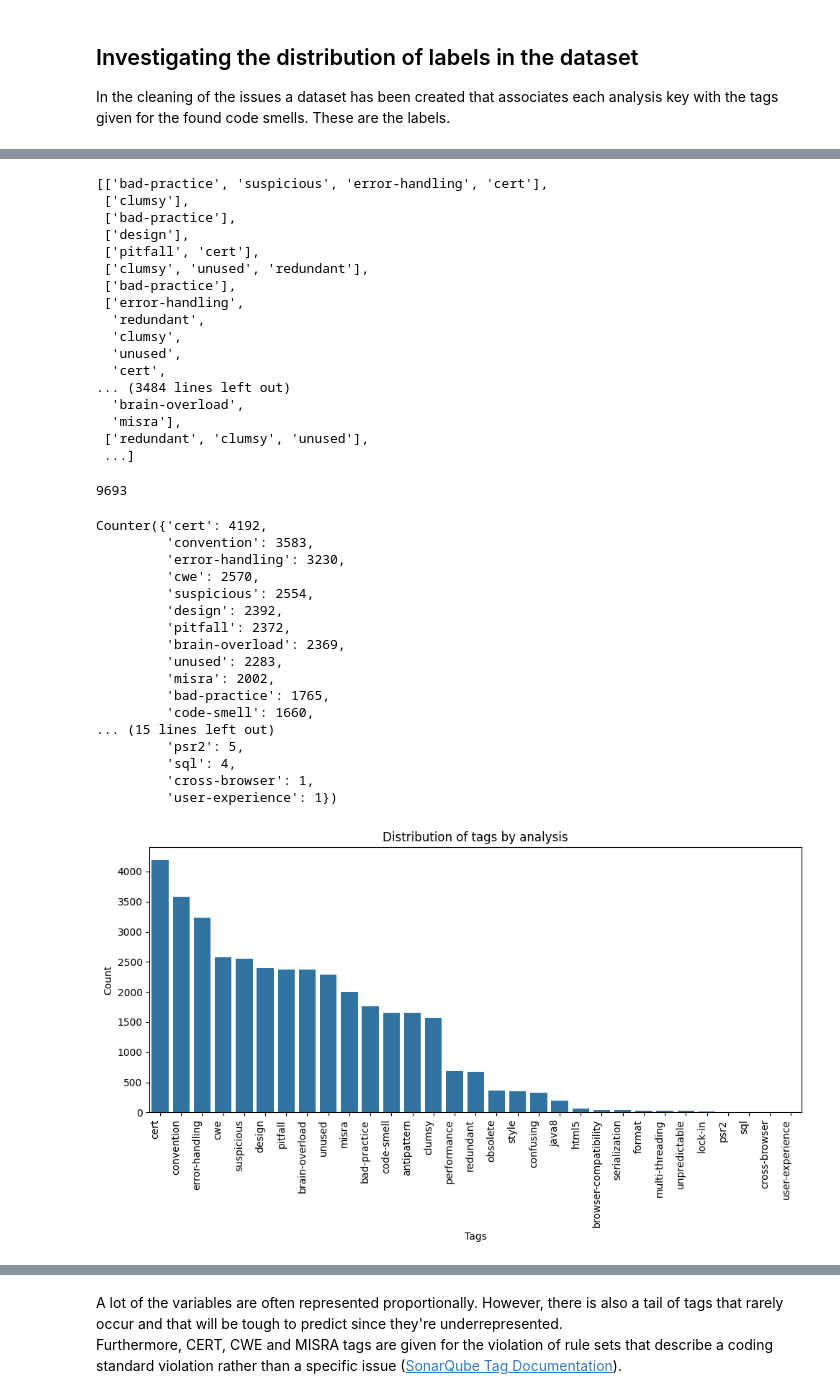
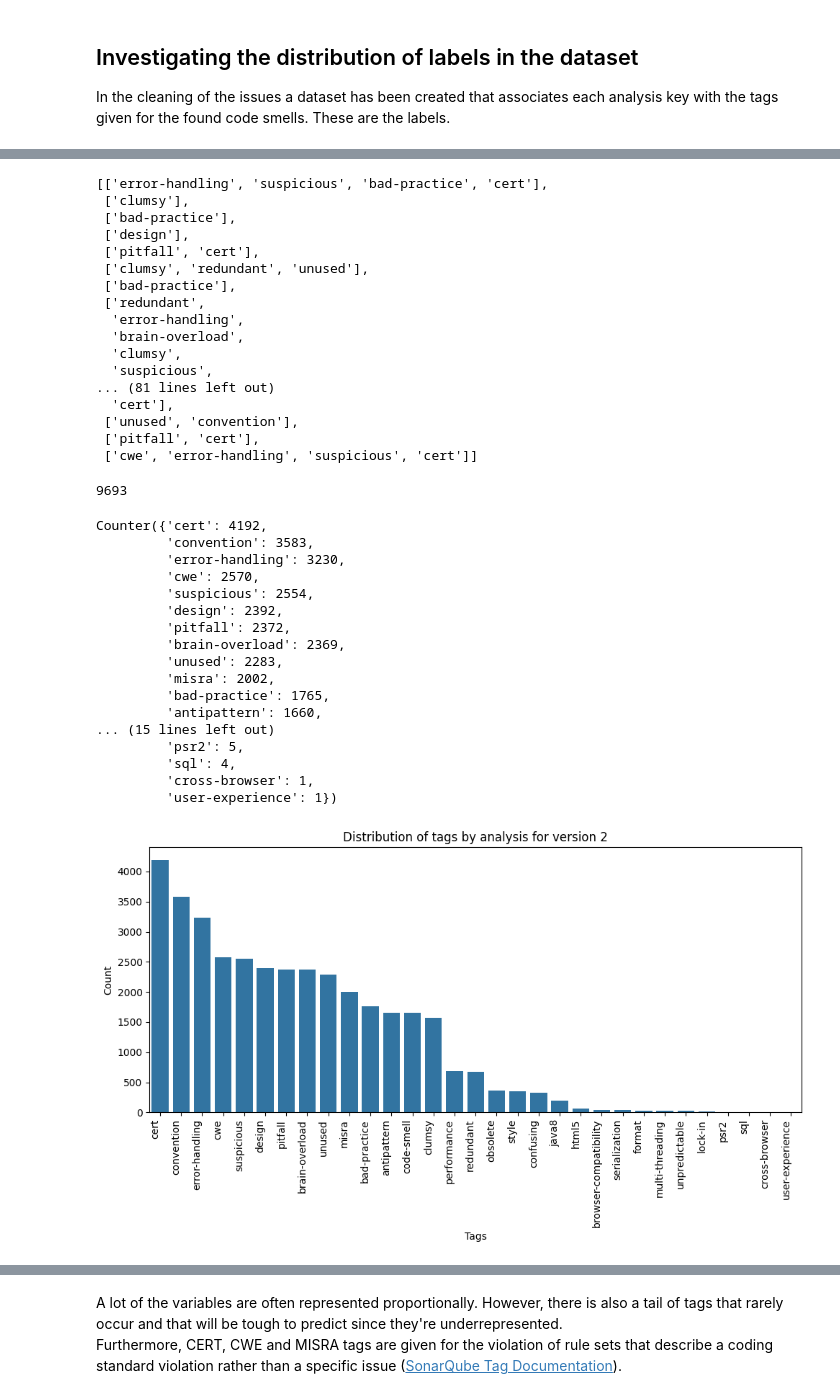
Before and after one commit to CarolineGraebelBHT/MasterProjectSonarQube, a Jupyter notebook: Scripts/Analysis/Tags_Analysis.ipynb, the cells around one changed output, grey strips where cells are left out. Saved outputs shown, nothing was run; the diff lists cells and outputs as text; code cells hidden in the pictures.

```diff
--- a/Scripts/Analysis/Tags_Analysis.ipynb
+++ b/Scripts/Analysis/Tags_Analysis.ipynb
@@ -181,32 +211,32 @@ print(df_tags['UNIQUE_TAGS'].iloc[0])
 # %%
 tag_list = df_tags["UNIQUE_TAGS"].to_list()
-tag_list
+tag_list[:30]
 # %% [output]
-[['bad-practice', 'suspicious', 'error-handling', 'cert'],
+[['error-handling', 'suspicious', 'bad-practice', 'cert'],
  ['clumsy'],
  ['bad-practice'],
  ['design'],
  ['pitfall', 'cert'],
- ['clumsy', 'unused', 'redundant'],
+ ['clumsy', 'redundant', 'unused'],
  ['bad-practice'],
- ['error-handling',
-  'redundant',
+ ['redundant',
+  'error-handling',
+  'brain-overload',
   'clumsy',
-  'unused',
-  'cert',
-... (3484 lines left out)
-  'brain-overload',
-  'misra'],
- ['redundant', 'clumsy', 'unused'],
- ...]
+  'suspicious',
+... (81 lines left out)
+  'cert'],
+ ['unused', 'convention'],
+ ['pitfall', 'cert'],
+ ['cwe', 'error-handling', 'suspicious', 'cert']]
 # %%
 len(tag_list)
 # %% [output]
 9693
 # %%
 all_items = [item for sublist in tag_list for item in sublist]
-category_counts = Counter(all_items)
-category_counts
+category_counts1 = Counter(all_items)
+category_counts1
 # %% [output]
 Counter({'cert': 4192,
          'convention': 3583,
@@ -219,7 +249,7 @@ Counter({'cert': 4192,
          'unused': 2283,
          'misra': 2002,
          'bad-practice': 1765,
-         'code-smell': 1660,
+         'antipattern': 1660,
 ... (15 lines left out)
          'psr2': 5,
          'sql': 4,
@@ -227,20 +257,20 @@ Counter({'cert': 4192,
          'user-experience': 1})
 # %%
 # transform the counter into a dataframe to prepare it for plotting
-df_count = pd.DataFrame(list(category_counts.items()), columns=['Category', 'Count'])
+df_count = pd.DataFrame(list(category_counts1.items()), columns=['Category', 'Count'])
 # sort values by count to rank them by occurence
 df_count = df_count.sort_values(by='Count', ascending=False)
 
 plt.figure(figsize=(10, 6))
 sns.barplot(x='Category', y='Count', data=df_count)
 plt.xticks(rotation=90, ha='right')
-plt.title('Distribution of tags by analysis')
+plt.title('Distribution of tags by analysis for version 2')
 plt.xlabel('Tags')
 plt.ylabel('Count')
 plt.tight_layout()
 plt.show()
 # %% [output]
-[figure, old version]
+[figure, new version]
 # %%
 total_count = df_count['Count'].sum()
 df_count['Percentage'] = (df_count['Count'] / total_count) * 100
```
Also changed, not shown: parts of 18 cells of this notebook, 1 other file.
